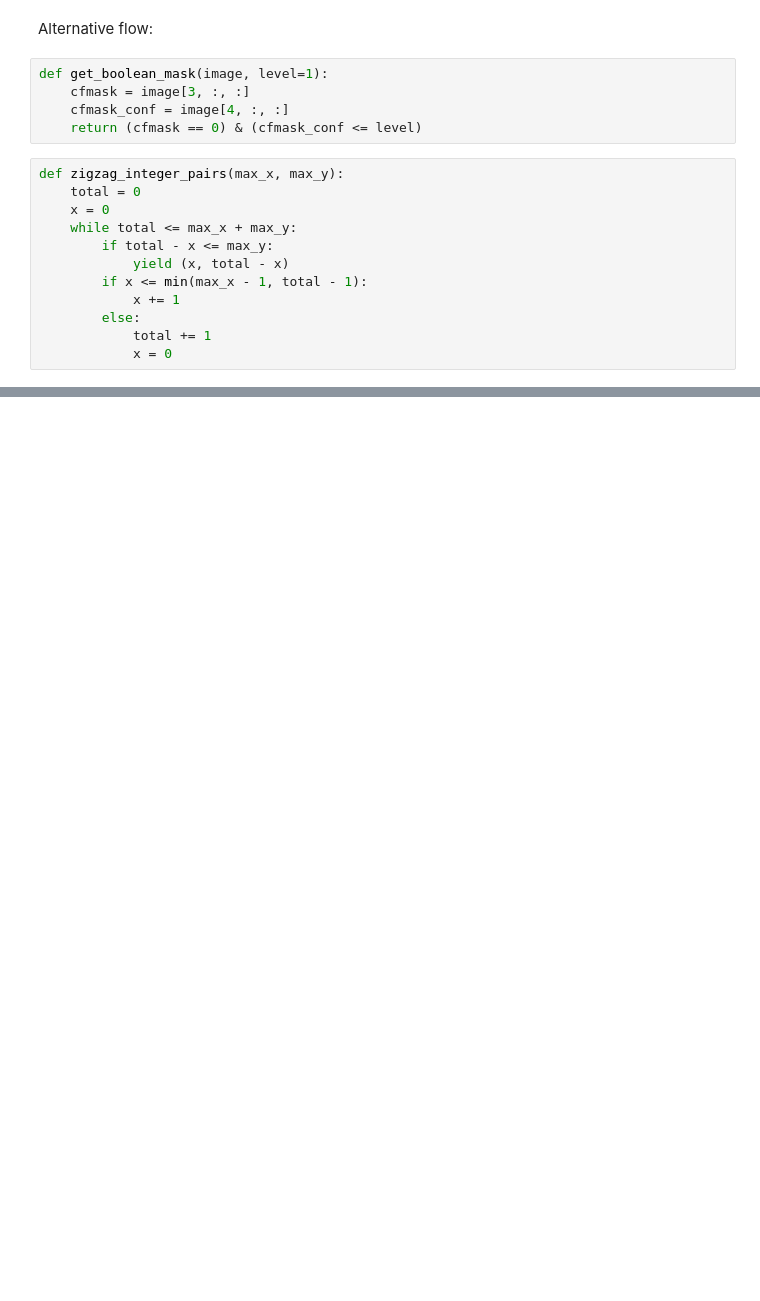
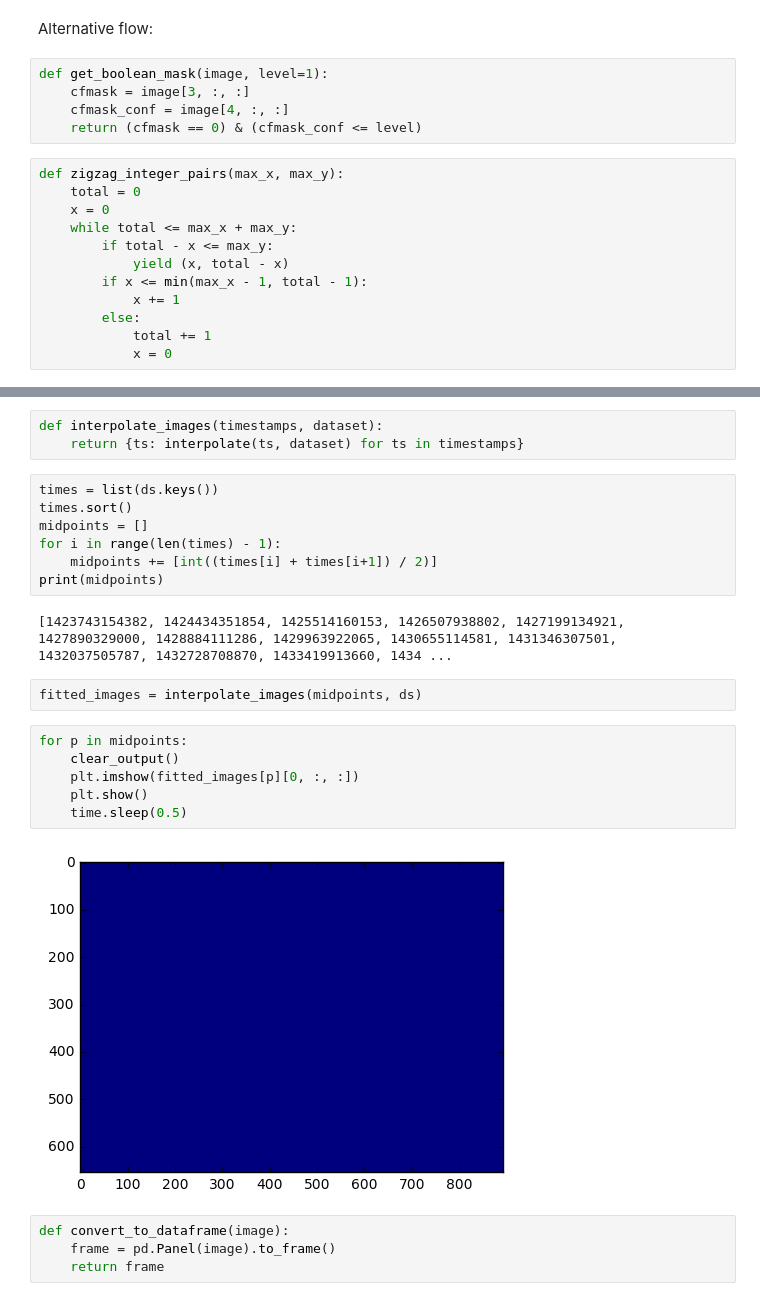
Before and after one commit to HKCaesar/EarthEngineDataProcessing, a Jupyter notebook: alternative.ipynb, the cells around one changed output, grey strips where cells are left out. Drawn from its saved outputs; the diff is of its cells as text; blank space fills up the shorter version.

```diff
--- a/alternative.ipynb
+++ b/alternative.ipynb
@@ -110,0 +119,26 @@ plt.show()
+# %%
+def interpolate_images(timestamps, dataset):
+    return {ts: interpolate(ts, dataset) for ts in timestamps}
+# %%
+times = list(ds.keys())
+times.sort()
+midpoints = []
+for i in range(len(times) - 1):
+    midpoints += [int((times[i] + times[i+1]) / 2)]
+print(midpoints)
+# %% [output]
+[1423743154382, 1424434351854, 1425514160153, 1426507938802, 1427199134921, 1427890329000, 1428884111286, 1429963922065, 1430655114581, 1431346307501, 1432037505787, 1432728708870, 1433419913660, 1434 ...
+# %%
+fitted_images = interpolate_images(midpoints, ds)
+# %%
+for p in midpoints:
+    clear_output()
+    plt.imshow(fitted_images[p][0, :, :])
+    plt.show()
+    time.sleep(0.5)
+# %% [output]
+[figure, added]
+# %%
+def convert_to_dataframe(image):
+    frame = pd.Panel(image).to_frame()
+    return frame
```
Also changed, not shown: parts of 8 cells of this notebook, 1 other file.
